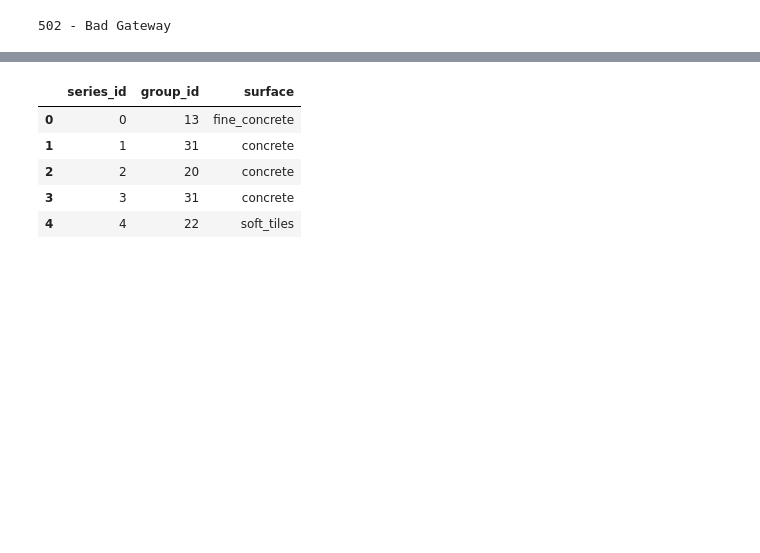
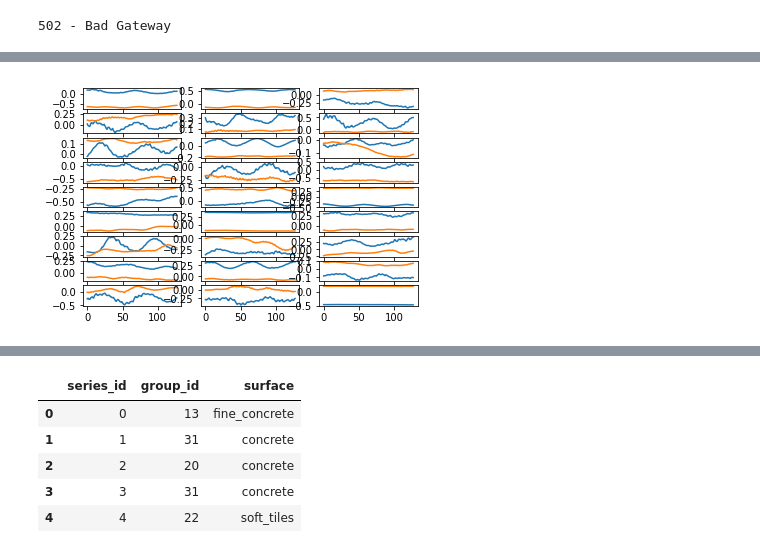
Before and after one commit to HassanSaied/HelpNavigateRobots, a Jupyter notebook: HelpNavigateRobots.ipynb, the cells around one changed output, grey strips where cells are left out. Saved outputs shown, nothing was run; the diff lists cells and outputs as text; code cells hidden in the pictures; blank space fills up the shorter version.

```diff
--- a/HelpNavigateRobots.ipynb
+++ b/HelpNavigateRobots.ipynb
@@ -84,0 +149,40 @@ x_train.head()
+# %%
+def get_data_surface_type(surface_type):
+    x_train_surface = x_train[np.isin(x_train.series_id.values,
+                                       y_train[y_train.surface==surface_type].series_id.values)]
+    rotation_angles = R.from_quat(np.transpose([x_train_surface.orientation_X,x_train_surface.orientation_Y,x_train_surface.orientation_Z,x_train_surface.orientation_W]))
+    euler_rotation_angles = rotation_angles.as_euler('xyz',degrees=True)
+    euler_rotation_angles = np.transpose(euler_rotation_angles)
+    angles_frame = pd.DataFrame( {'row_id':x_train_surface.row_id,
+                                    'series_id':x_train_surface.series_id,
+                                    'measurement_number': x_train_surface.measurement_number,
+                                    'orientation_x':euler_rotation_angles[0] - np.mean(euler_rotation_angles[0]),
+                                    'orientation_y':euler_rotation_angles[1] - np.mean(euler_rotation_angles[1]),
+                                    'orientation_z':euler_rotation_angles[2] - np.mean(euler_rotation_angles[2]),
+                                    'angular_velocity_x':x_train_surface.angular_velocity_X,
+                                    'angular_velocity_y':x_train_surface.angular_velocity_Y,
+                                    'angular_velocity_z':x_train_surface.angular_velocity_Z,
+                                    'linear_acceleration_x':x_train_surface.linear_acceleration_X,
+                                    'linear_acceleration_y':x_train_surface.linear_acceleration_Y,
+                                    'linear_acceleration_y':x_train_surface.linear_acceleration_Z})
+    return angles_frame
+frame = get_data_surface_type('concrete')
+# %%
+def plot_data(data_frame,plotting_axes,row_idx):
+    col_idx = 0
+    for series_id in data_frame.series_id.unique()[:3]:
+        x_train_series = data_frame[data_frame.series_id == series_id]
+        for i in range(3,5):
+            plotting_axes[row_idx,col_idx].plot(x_train_series.measurement_number,x_train_series.iloc[:,i])
+        col_idx +=1
+figure,axes = plt.subplots(9,3)
+row_idx = 0
+for surface_type in y_train.surface.unique():
+    #print(surface_type)
+    frame = get_data_surface_type(surface_type)
+    plot_data(frame,axes,row_idx)
+    row_idx+=1
+figure
+figure.show()
+# %% [output]
+[figure, added]
```
Also changed, not shown: parts of 10 cells of this notebook, 3 other files.
